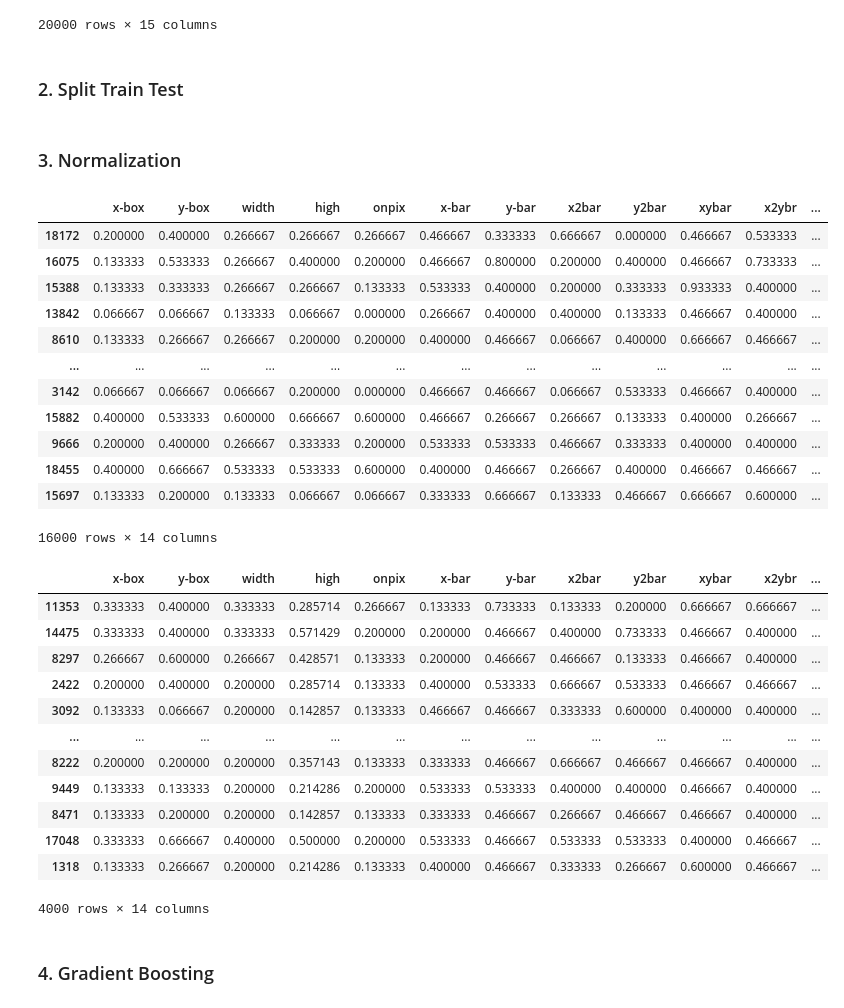
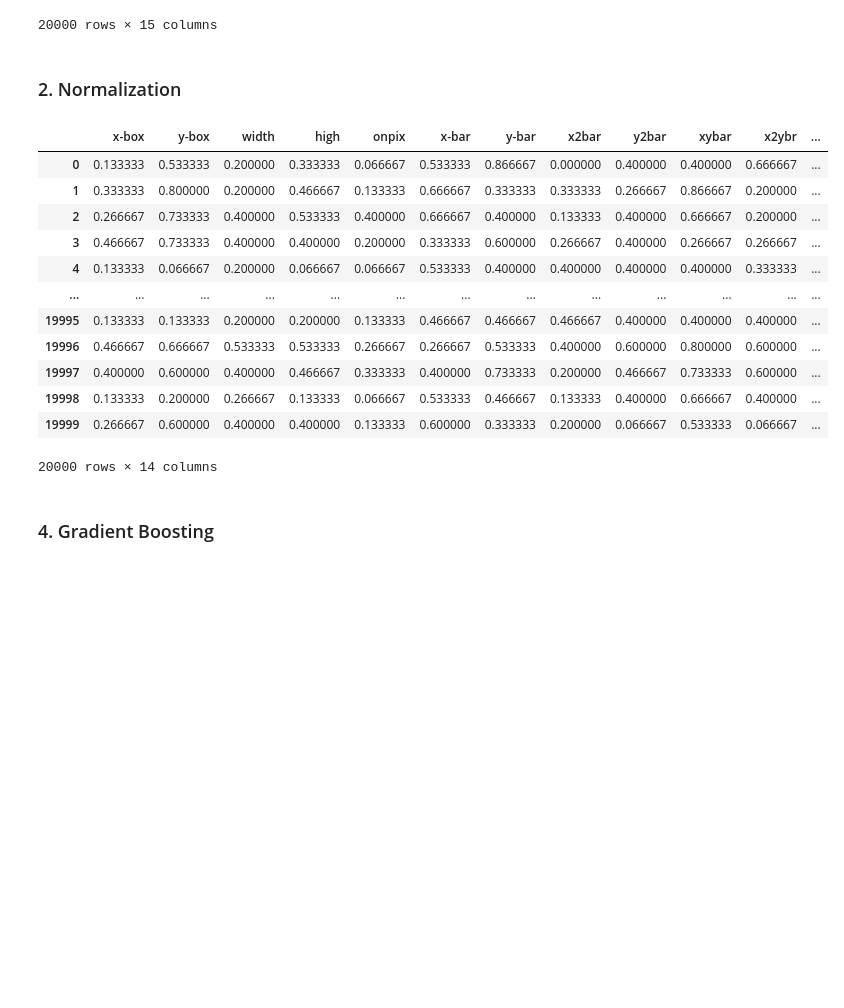
Before and after one commit to chrismartel/COMP551, a Jupyter notebook: projects/p1/letter_recognition.ipynb, the cells around one changed output. Saved outputs shown, nothing was run; the diff lists cells and outputs as text; code cells hidden in the pictures; blank space fills up the shorter version.

```diff
--- a/projects/p1/letter_recognition.ipynb
+++ b/projects/p1/letter_recognition.ipynb
@@ -62,52 +62,27 @@ display(df)
 | 19998 | S | 2 | 3 | 4 | 2 | 1 | 8 | 7 | 2 | 6 | 10 | ... |
 | 19999 | A | 4 | 9 | 6 | 6 | 2 | 9 | 5 | 3 | 1 | 8 | ... |
 20000 rows × 15 columns
-# %% [markdown]
-### 2. Split Train Test
-# %%
-from sklearn.model_selection import train_test_split
-
-num_instances = df.shape[0]
-num_train = int(0.8 * num_instances)
-
-# shuffle dataset
-df = df.sample(frac=1)
-
-x_train_df, x_test_df, y_train_df, y_test_df = df.iloc[:num_train,1:], df.iloc[num_train:,1:], df.iloc[:num_train,0], df.iloc[num_train:,0]
 # %% [markdown]
-### 3. Normalization
+### 2. Normalization
 # %%
-x_train_df =(x_train_df-x_train_df.min())/(x_train_df.max()-x_train_df.min())
-x_test_df =(x_test_df-x_test_df.min())/(x_test_df.max()-x_test_df.min())
-display(x_train_df)
-display(x_test_df)
+x_df = df.iloc[:,1:]
+y_df = df.iloc[:,0]
+x_df =(x_df-x_df.min())/(x_df.max()-x_df.min())
+display(x_df)
 # %% [output]
 |  | x-box | y-box | width | high | onpix | x-bar | y-bar | x2bar | y2bar | xybar | x2ybr | ... |
-| 18172 | 0.200000 | 0.400000 | 0.266667 | 0.266667 | 0.266667 | 0.466667 | 0.333333 | 0.666667 | 0.000000 | 0.466667 | 0.533333 | ... |
-| 16075 | 0.133333 | 0.533333 | 0.266667 | 0.400000 | 0.200000 | 0.466667 | 0.800000 | 0.200000 | 0.400000 | 0.466667 | 0.733333 | ... |
-| 15388 | 0.133333 | 0.333333 | 0.266667 | 0.266667 | 0.133333 | 0.533333 | 0.400000 | 0.200000 | 0.333333 | 0.933333 | 0.400000 | ... |
-| 13842 | 0.066667 | 0.066667 | 0.133333 | 0.066667 | 0.000000 | 0.266667 | 0.400000 | 0.400000 | 0.133333 | 0.466667 | 0.400000 | ... |
-| 8610 | 0.133333 | 0.266667 | 0.266667 | 0.200000 | 0.200000 | 0.400000 | 0.466667 | 0.066667 | 0.400000 | 0.666667 | 0.466667 | ... |
+| 0 | 0.133333 | 0.533333 | 0.200000 | 0.333333 | 0.066667 | 0.533333 | 0.866667 | 0.000000 | 0.400000 | 0.400000 | 0.666667 | ... |
+| 1 | 0.333333 | 0.800000 | 0.200000 | 0.466667 | 0.133333 | 0.666667 | 0.333333 | 0.333333 | 0.266667 | 0.866667 | 0.200000 | ... |
+| 2 | 0.266667 | 0.733333 | 0.400000 | 0.533333 | 0.400000 | 0.666667 | 0.400000 | 0.133333 | 0.400000 | 0.666667 | 0.200000 | ... |
+| 3 | 0.466667 | 0.733333 | 0.400000 | 0.400000 | 0.200000 | 0.333333 | 0.600000 | 0.266667 | 0.400000 | 0.266667 | 0.266667 | ... |
+| 4 | 0.133333 | 0.066667 | 0.200000 | 0.066667 | 0.066667 | 0.533333 | 0.400000 | 0.400000 | 0.400000 | 0.400000 | 0.333333 | ... |
 | ... | ... | ... | ... | ... | ... | ... | ... | ... | ... | ... | ... | ... |
-| 3142 | 0.066667 | 0.066667 | 0.066667 | 0.200000 | 0.000000 | 0.466667 | 0.466667 | 0.066667 | 0.533333 | 0.466667 | 0.400000 | ... |
-| 15882 | 0.400000 | 0.533333 | 0.600000 | 0.666667 | 0.600000 | 0.466667 | 0.266667 | 0.266667 | 0.133333 | 0.400000 | 0.266667 | ... |
-| 9666 | 0.200000 | 0.400000 | 0.266667 | 0.333333 | 0.200000 | 0.533333 | 0.533333 | 0.466667 | 0.333333 | 0.400000 | 0.400000 | ... |
-| 18455 | 0.400000 | 0.666667 | 0.533333 | 0.533333 | 0.600000 | 0.400000 | 0.466667 | 0.266667 | 0.400000 | 0.466667 | 0.466667 | ... |
-| 15697 | 0.133333 | 0.200000 | 0.133333 | 0.066667 | 0.066667 | 0.333333 | 0.666667 | 0.133333 | 0.466667 | 0.666667 | 0.600000 | ... |
+| 19995 | 0.133333 | 0.133333 | 0.200000 | 0.200000 | 0.133333 | 0.466667 | 0.466667 | 0.466667 | 0.400000 | 0.400000 | 0.400000 | ... |
+| 19996 | 0.466667 | 0.666667 | 0.533333 | 0.533333 | 0.266667 | 0.266667 | 0.533333 | 0.400000 | 0.600000 | 0.800000 | 0.600000 | ... |
+| 19997 | 0.400000 | 0.600000 | 0.400000 | 0.466667 | 0.333333 | 0.400000 | 0.733333 | 0.200000 | 0.466667 | 0.733333 | 0.600000 | ... |
+| 19998 | 0.133333 | 0.200000 | 0.266667 | 0.133333 | 0.066667 | 0.533333 | 0.466667 | 0.133333 | 0.400000 | 0.666667 | 0.400000 | ... |
+| 19999 | 0.266667 | 0.600000 | 0.400000 | 0.400000 | 0.133333 | 0.600000 | 0.333333 | 0.200000 | 0.066667 | 0.533333 | 0.066667 | ... |
-16000 rows × 14 columns
+20000 rows × 14 columns
-|  | x-box | y-box | width | high | onpix | x-bar | y-bar | x2bar | y2bar | xybar | x2ybr | ... |
-| 11353 | 0.333333 | 0.400000 | 0.333333 | 0.285714 | 0.266667 | 0.133333 | 0.733333 | 0.133333 | 0.200000 | 0.666667 | 0.666667 | ... |
-| 14475 | 0.333333 | 0.400000 | 0.333333 | 0.571429 | 0.200000 | 0.200000 | 0.466667 | 0.400000 | 0.733333 | 0.466667 | 0.400000 | ... |
-| 8297 | 0.266667 | 0.600000 | 0.266667 | 0.428571 | 0.133333 | 0.200000 | 0.466667 | 0.466667 | 0.133333 | 0.466667 | 0.400000 | ... |
-| 2422 | 0.200000 | 0.400000 | 0.200000 | 0.285714 | 0.133333 | 0.400000 | 0.533333 | 0.666667 | 0.533333 | 0.466667 | 0.466667 | ... |
-| 3092 | 0.133333 | 0.066667 | 0.200000 | 0.142857 | 0.133333 | 0.466667 | 0.466667 | 0.333333 | 0.600000 | 0.400000 | 0.400000 | ... |
-| ... | ... | ... | ... | ... | ... | ... | ... | ... | ... | ... | ... | ... |
-| 8222 | 0.200000 | 0.200000 | 0.200000 | 0.357143 | 0.133333 | 0.333333 | 0.466667 | 0.666667 | 0.466667 | 0.466667 | 0.400000 | ... |
-| 9449 | 0.133333 | 0.133333 | 0.200000 | 0.214286 | 0.200000 | 0.533333 | 0.533333 | 0.400000 | 0.400000 | 0.466667 | 0.400000 | ... |
-| 8471 | 0.133333 | 0.200000 | 0.200000 | 0.142857 | 0.133333 | 0.333333 | 0.466667 | 0.266667 | 0.466667 | 0.466667 | 0.400000 | ... |
-| 17048 | 0.333333 | 0.666667 | 0.400000 | 0.500000 | 0.200000 | 0.533333 | 0.466667 | 0.533333 | 0.533333 | 0.400000 | 0.466667 | ... |
-| 1318 | 0.133333 | 0.266667 | 0.200000 | 0.214286 | 0.133333 | 0.400000 | 0.466667 | 0.333333 | 0.266667 | 0.600000 | 0.466667 | ... |
-4000 rows × 14 columns
 # %% [markdown]
 ### 4. Gradient Boosting
 # %%
```
Also changed, not shown: parts of 4 cells of this notebook.
